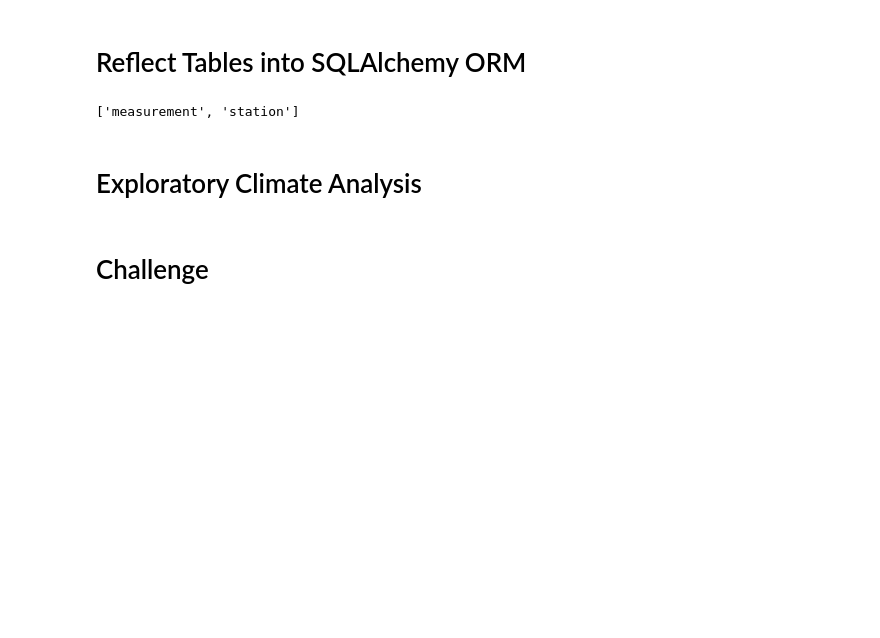
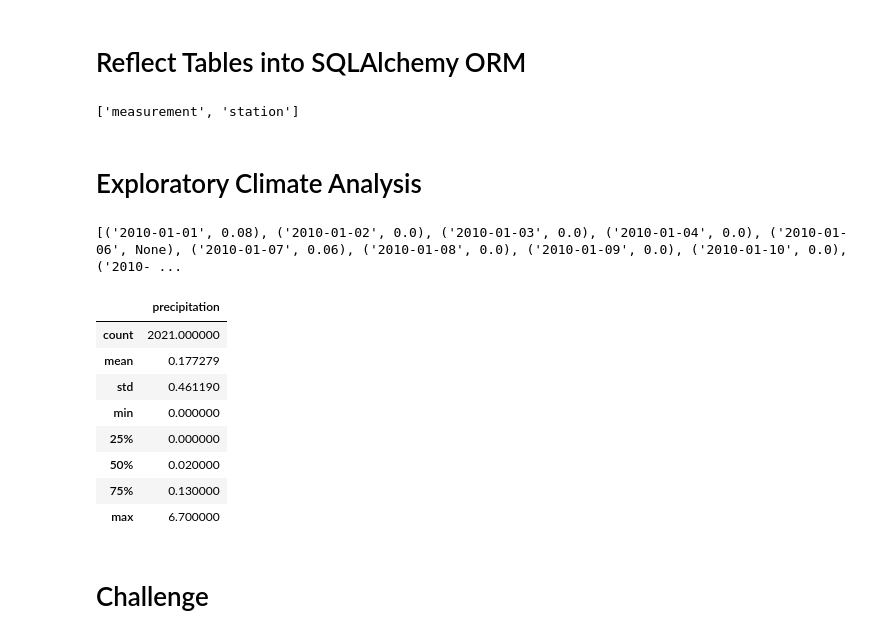
Before and after one commit to Subodh2044/surfs_up, a Jupyter notebook: climate_analysis.ipynb, the cells around one changed output. Cells and saved outputs as stored; diff of their text form; code cells hidden in the pictures; blank space fills up the shorter version.

```diff
--- a/climate_analysis.ipynb
+++ b/climate_analysis.ipynb
@@ -40,18 +40,38 @@ session = Session(engine)
 # %%
 # Design a query to retrieve the last 12 months of precipitation data and plot the results.
 #Starting from the last data point in the database.
-
+prev_year = dt.date(2017, 8, 23)
 # Calculate the date one year from the last date in data set.
-
+prev_year = dt.date(2017, 8, 23) - dt.timedelta(days=365)
 # Perform a query to retrieve the data and precipitation scores
-
+results = session.query(Measurement.date, Measurement.prcp)
+print(results.all())
 # Save the query results as a Pandas DataFrame and set the index to the date column
-
+results = session.query(Measurement.date, Measurement.prcp).filter(Measurement.date >= prev_year)
+results = session.query(Measurement.date, Measurement.prcp).filter(Measurement.date >= prev_year).all()
+print(results)
+df = pd.DataFrame(results, columns=['date','precipitation'])
+df.set_index(df['date'], inplace=True)
+print(df.to_string(index=False))
+print(df)
 # Sort the dataframe by date
-
+print(df.to_string(index=False))
 # Use Pandas Plotting with Matplotlib to plot the data
+# %% [output]
+[('2010-01-01', 0.08), ('2010-01-02', 0.0), ('2010-01-03', 0.0), ('2010-01-04', 0.0), ('2010-01-06', None), ('2010-01-07', 0.06), ('2010-01-08', 0.0), ('2010-01-09', 0.0), ('2010-01-10', 0.0), ('2010- ...
 # %%
 # Use Pandas to calcualte the summary statistics for the precipitation data
+df.describe()
+# %% [output]
+|  | precipitation |
+| count | 2021.000000 |
+| mean | 0.177279 |
+| std | 0.461190 |
+| min | 0.000000 |
+| 25% | 0.000000 |
+| 50% | 0.020000 |
+| 75% | 0.130000 |
+| max | 6.700000 |
 # %%
 # How many stations are available in this dataset?
 # %%
```
